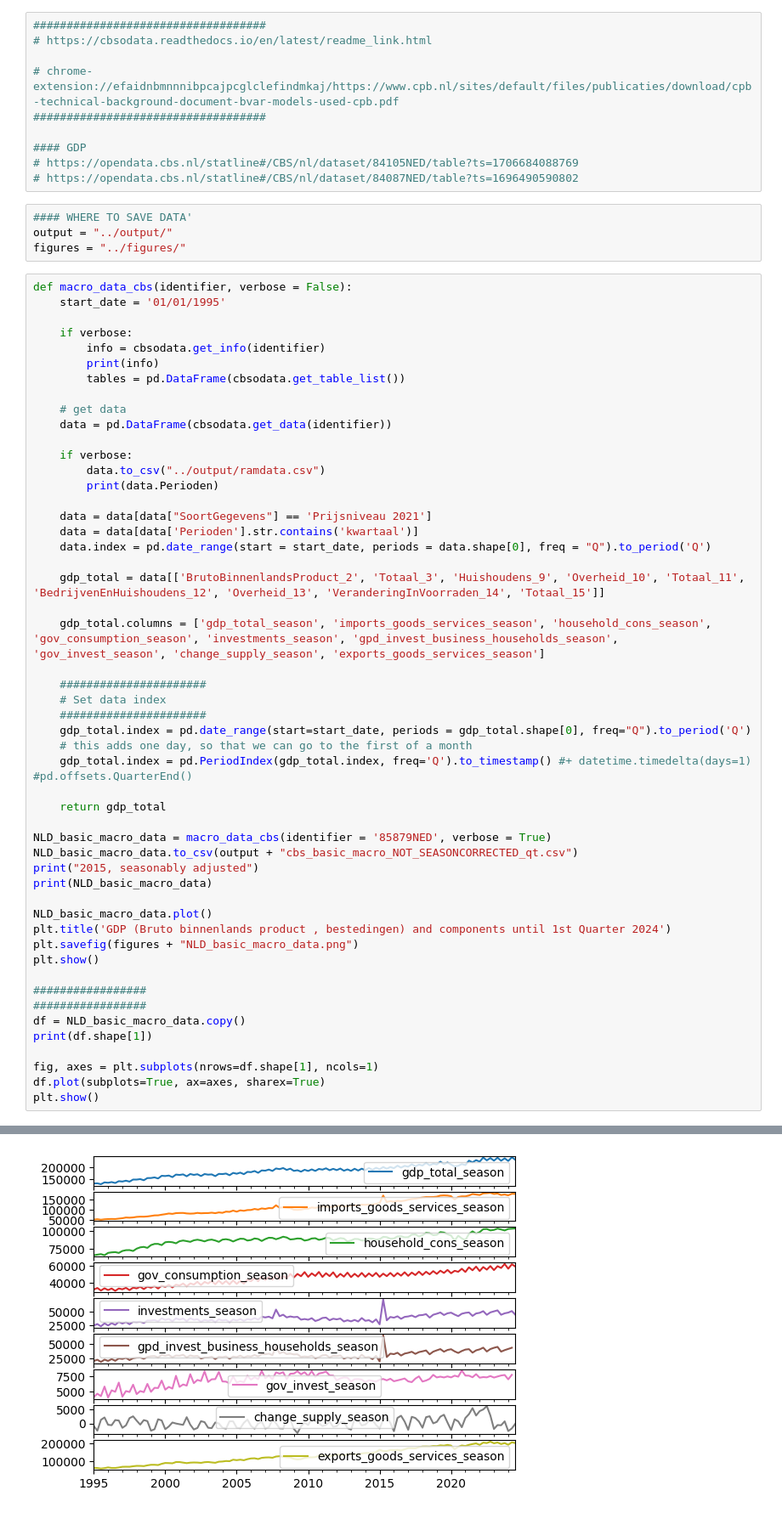
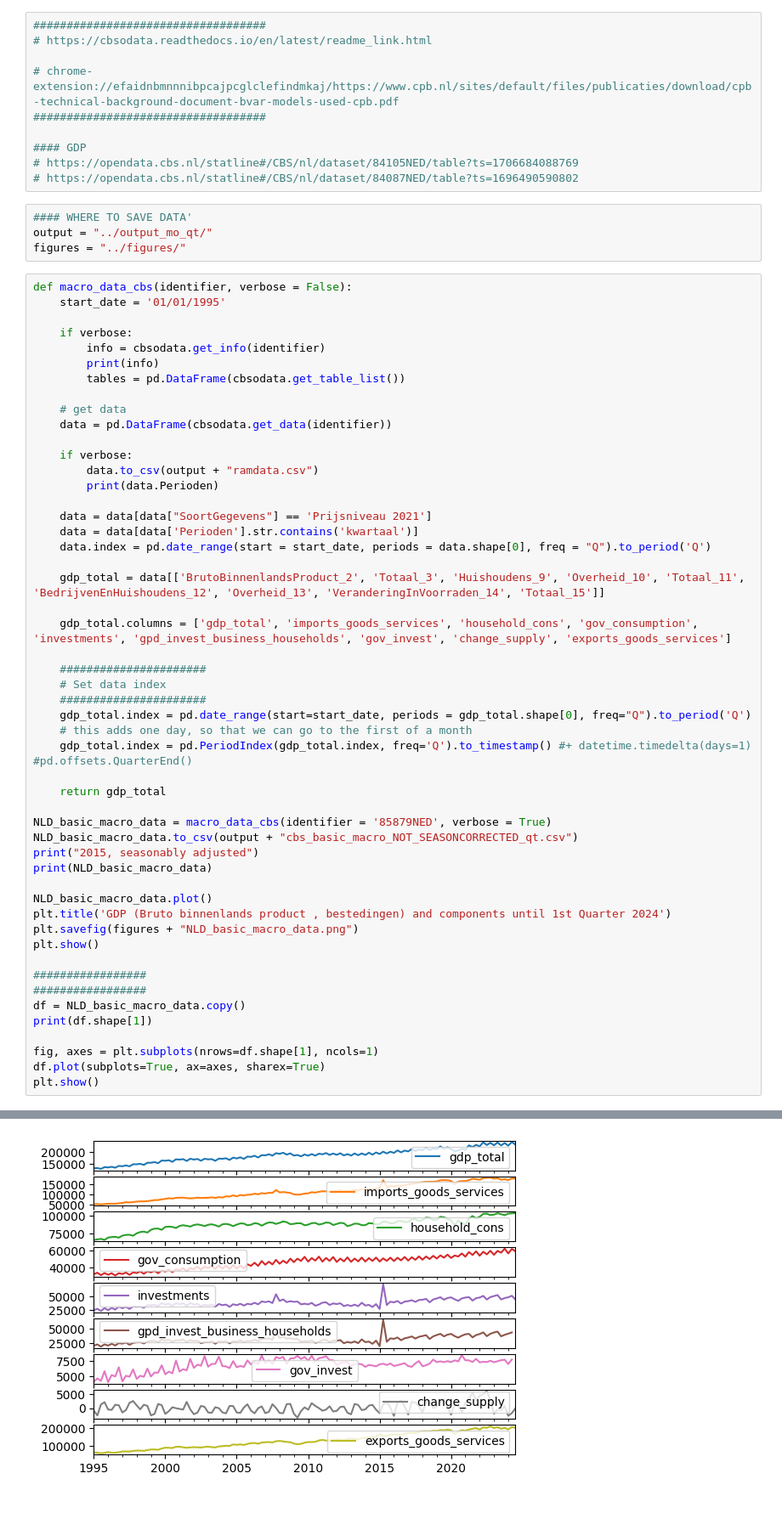
Before and after one commit to powell001/NowCast_Data_v2, a Jupyter notebook: src/a01_cbs_data_nonseasonalized.ipynb, the cells around one changed output, grey strips where cells are left out. Shown: that part at 85% size. Drawn from its saved outputs; the diff is of its cells as text.

```diff
--- a/src/a01_cbs_data_nonseasonalized.ipynb
+++ b/src/a01_cbs_data_nonseasonalized.ipynb
@@ -20,7 +20,7 @@ pd.set_option('display.max_columns', 40)
 # https://opendata.cbs.nl/statline#/CBS/nl/dataset/84087NED/table?ts=1696490590802
 # %%
 #### WHERE TO SAVE DATA'
-output = "../output/"
+output = "../output_mo_qt/"
 figures = "../figures/"
 # %%
 def macro_data_cbs(identifier, verbose = False):
@@ -35,7 +35,7 @@ def macro_data_cbs(identifier, verbose = False):
     data = pd.DataFrame(cbsodata.get_data(identifier))
 
     if verbose:
-        data.to_csv("../output/ramdata.csv")
+        data.to_csv(output + "ramdata.csv")
         print(data.Perioden)
 
     data = data[data["SoortGegevens"] == 'Prijsniveau 2021']
@@ -44,7 +44,7 @@ def macro_data_cbs(identifier, verbose = False):
 
     gdp_total = data[['BrutoBinnenlandsProduct_2', 'Totaal_3', 'Huishoudens_9', 'Overheid_10', 'Totaal_11', 'BedrijvenEnHuishoudens_12', 'Overheid_13', 'VeranderingInVoorraden_14', 'Totaal_15']]
 
-    gdp_total.columns = ['gdp_total_season', 'imports_goods_services_season', 'household_cons_season', 'gov_consumption_season', 'investments_season', 'gpd_invest_business_households_season', 'gov_invest_season', 'change_supply_season', 'exports_goods_services_season']
+    gdp_total.columns = ['gdp_total', 'imports_goods_services', 'household_cons', 'gov_consumption', 'investments', 'gpd_invest_business_households', 'gov_invest', 'change_supply', 'exports_goods_services']
 
     ######################
     # Set data index
@@ -95,2 +95,2 @@ plt.show()
 9
-[figure, old version]
+[figure, new version]
```
Also changed, not shown: parts of 1 cell of this notebook, 13 other files.
